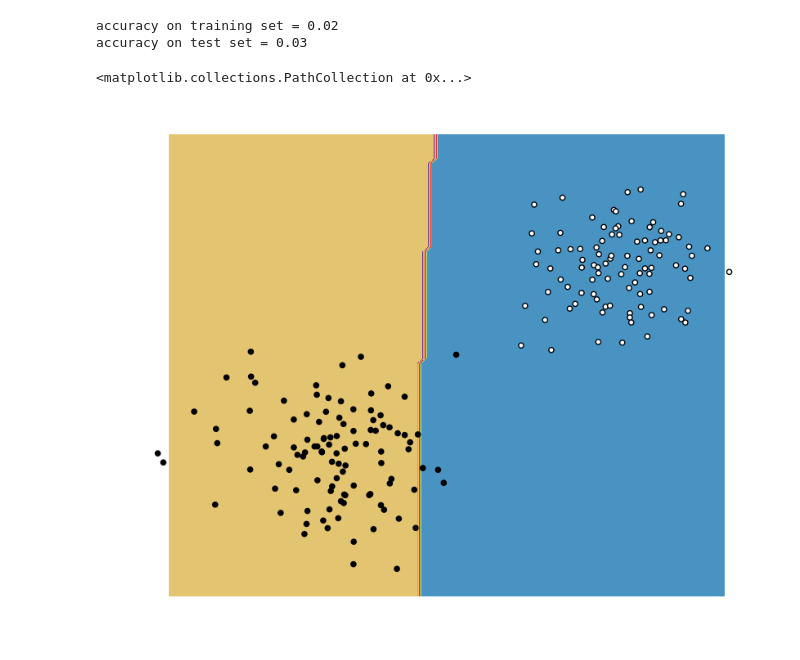
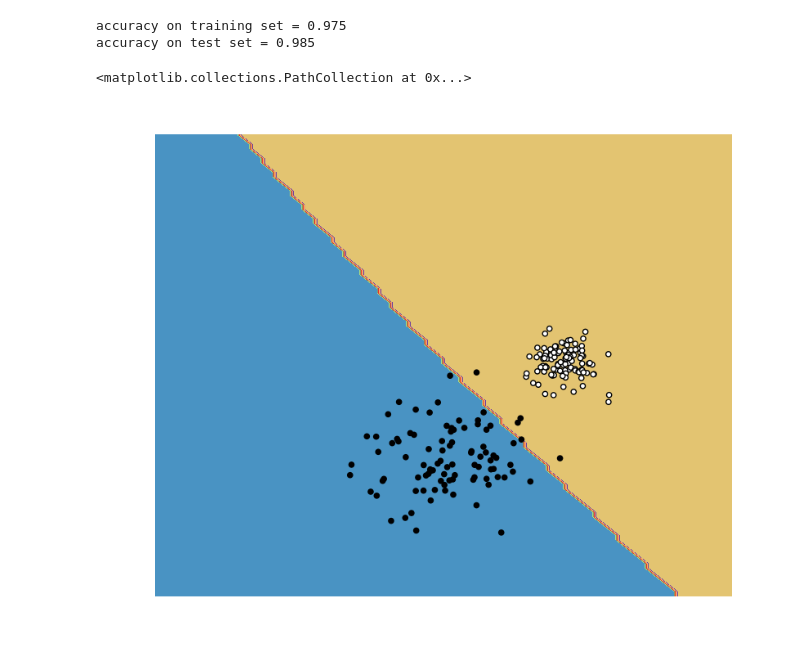
Before and after one commit to mnvl/mlzoo, a Jupyter notebook: svm_polynomial_cvxopt.ipynb, the cells around one changed output. Drawn from its saved outputs; the diff is of its cells as text; code cells hidden in the pictures.

Commit message:
fixed sign problem in SVM

```diff
--- a/svm_polynomial_cvxopt.ipynb
+++ b/svm_polynomial_cvxopt.ipynb
@@ -13,8 +13,8 @@ plt.rcParams['image.cmap'] = 'gray'
 K = 2
 N = 200
 
-X = np.vstack((np.random.normal(loc=[0.3, 0.3], scale = 0.1, size = (N, 2)),
-               np.random.normal(loc=[0.8, 0.7], scale = 0.08, size = (N, 2))))
+X = np.vstack((np.random.normal(loc=[0.5, 0.3], scale = 0.07, size = (N, 2)),
+               np.random.normal(loc=[0.7, 0.5], scale = 0.03, size = (N, 2))))
 y = np.hstack((-1 * np.ones(N), np.ones(N)))
 
 train_test_split = np.array(random.sample(range(N * 2), N))
@@ -43,9 +42,11 @@ plt.imshow(svm_kernel(X_train, X_train))
 # https://statweb.stanford.edu/~tibs/ElemStatLearn/
 # pp. 420, 423
 
-# L = sum(alpha) + 1/2 * sum_i(sum_j(alpha_i * alpha_j * y_i * y_j * kernel(x_i, x_j)))
-# subject to sum(alpha) = 0
-#            alpha < 1/(2 * N * svn_lambda)
+# http://cs229.stanford.edu/notes/cs229-notes3.pdf
+
+# L = sum(alpha) - 1/2 * sum_i(sum_j(alpha_i * alpha_j * y_i * y_j * kernel(x_i, x_j)))
+# subject to sum_i(alpha_i * y_i) = 0
+#            alpha > 0
 
 # http://cvxopt.org/userguide/coneprog.html#quadratic-programming
 # minimize 1/2 * x.T * P * x + q.T * x
@@ -53,10 +54,10 @@ plt.imshow(svm_kernel(X_train, X_train))
 #            A * x = b
 
 def svm_train(X, y):
-    P = cvxopt.matrix(svm_kernel(X_train, X_train) * np.outer(y, y))
-    q = cvxopt.matrix(np.ones(N))
-    G = cvxopt.matrix(np.eye(N))
-    h = cvxopt.matrix(np.ones(N) / (2. * N * svm_lambda))
+    P = cvxopt.matrix(svm_kernel(X, X) * np.outer(y, y))
+    q = cvxopt.matrix(-np.ones(N))
+    G = cvxopt.matrix(-1.0 * np.eye(N))
+    h = cvxopt.matrix(0.0, (N, 1))
     A = cvxopt.matrix(y_train, (1, N))
     b = cvxopt.matrix(0.0)
 
@@ -64,12 +65,10 @@ def svm_train(X, y):
 
     alpha = np.array(solution["x"]).reshape(-1)
 
-    any_i = np.argmax(np.abs(alpha))
-    beta0 = y_train[any_i] - np.sum(alpha * y_train * svm_matrix(X_train, X_train[any_i, None]).T, axis = 1)
+    beta = np.sum(alpha * y_train * svm_kernel(X_train, X_train).T, axis = 1)
+    beta0 = -(np.max(beta[y_train > 0]) + np.min(beta[y_train < 0])) / 2.
 
     return (alpha, beta0)
-
-# TODO: why alphas are negative, and why classes are swapped after predict
 
 (alpha, beta0) = svm_train(X_train, y_train)
 
@@ -107,20 +108,20 @@ plt.hist(np.sum(alpha * y_train * svm_kernel(X_train, X_train).T, axis = 1))
 # %%
 def svm_predict(X):
-    return np.sign(np.sum(alpha * y_train * svm_matrix(X_train, X).T, axis = 1) + beta0)
+    return np.sign(np.sum(alpha * y_train * svm_kernel(X_train, X).T, axis = 1) + beta0)
 
 print("accuracy on training set =", (svm_predict(X_train) == y_train).mean())
 print("accuracy on test set =", (svm_predict(X_test) == y_test).mean())
 # %% [output]
-accuracy on training set = 0.02
-accuracy on test set = 0.03
+accuracy on training set = 0.975
+accuracy on test set = 0.985
 # %%
 xx, yy = np.meshgrid(np.arange(0, 1, 0.01), np.arange(0, 1, 0.01))
 X_boundary = np.c_[xx.ravel(), yy.ravel()]
-y_boundary = svm_predict(X_boundary)
+y_boundary = 2 * svm_predict(X_boundary) + 1
 
 plt.contourf(xx, yy, y_boundary.reshape(xx.shape), cmap=plt.cm.Paired)
 plt.axis('off')
 plt.scatter(X_train[:, 0], X_train[:, 1], c = y_train)
 # %% [output]
 <matplotlib.collections.PathCollection at 0x...>
-[figure, old version]
+[figure, new version]
```
Also changed, not shown: parts of 4 cells of this notebook.
